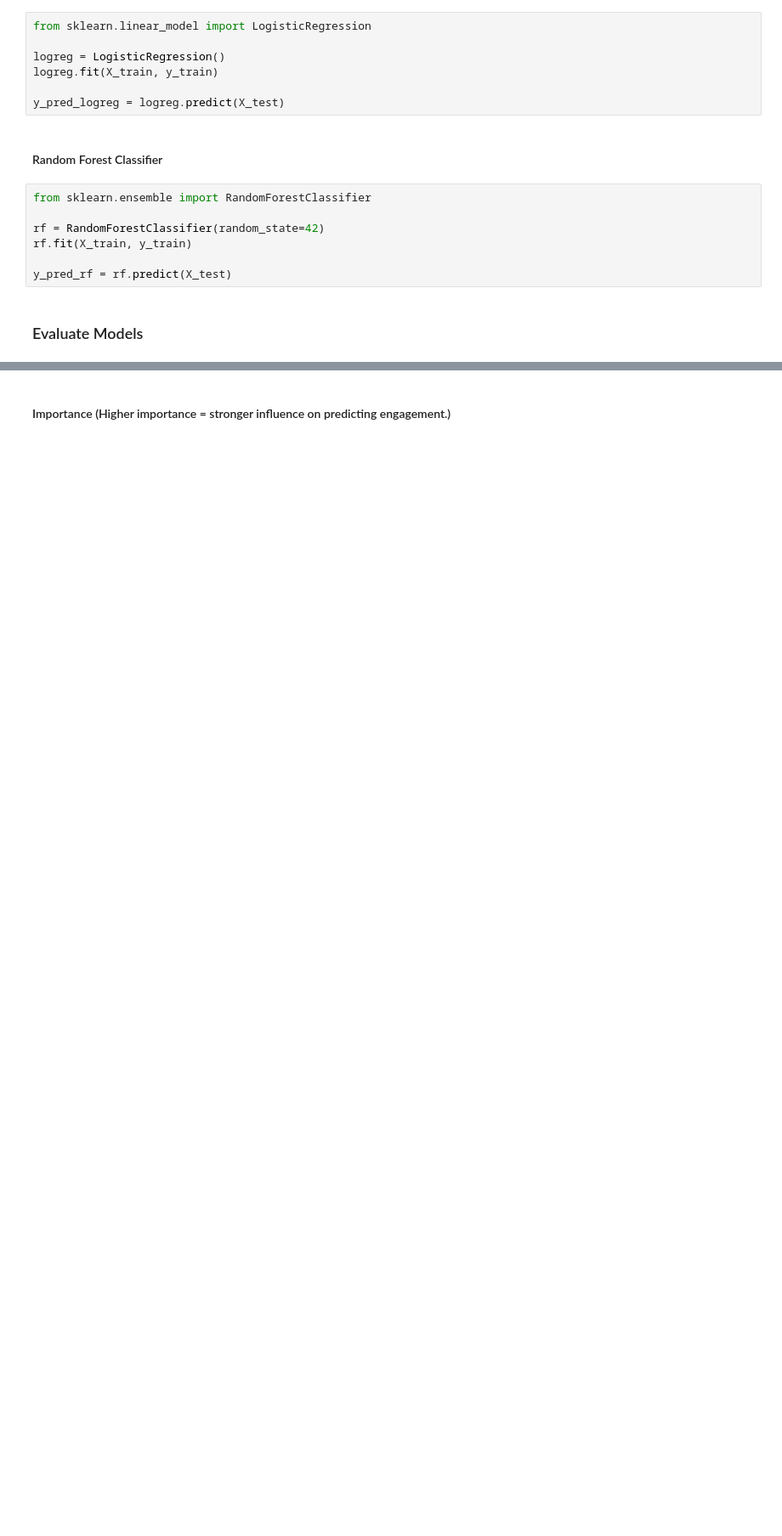
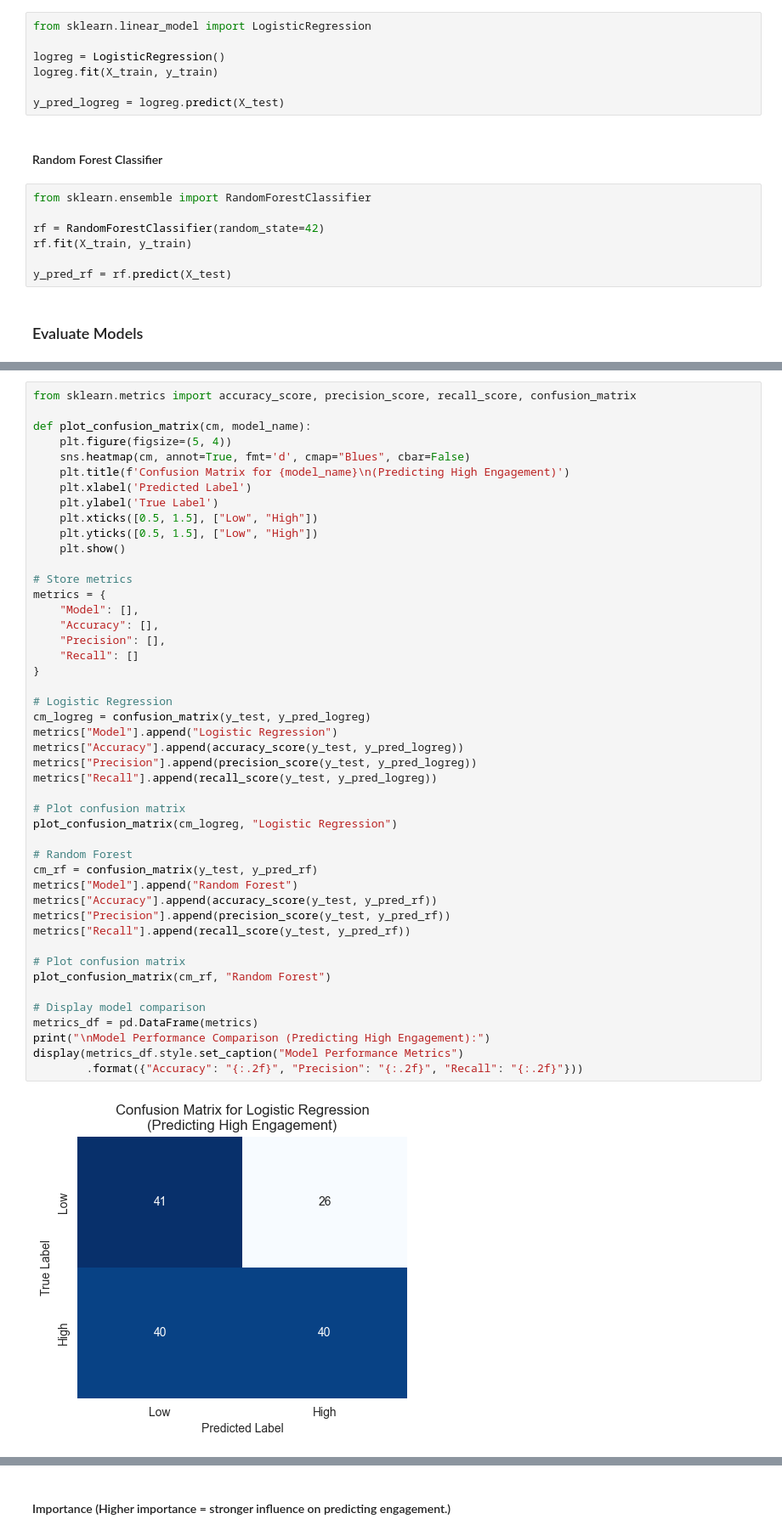
Before and after one commit to samridhsri/social-media-sentiment-analysis, a Jupyter notebook: notebook.ipynb, the cells around one changed output, grey strips where cells are left out. Shown at 85% size. Saved outputs shown, nothing was run; the diff lists cells and outputs as text; blank space fills up the shorter version.

```diff
--- a/notebook.ipynb
+++ b/notebook.ipynb
@@ -509,0 +482,48 @@ Confusion Matrix:
+# %%
+from sklearn.metrics import accuracy_score, precision_score, recall_score, confusion_matrix
+
+def plot_confusion_matrix(cm, model_name):
+    plt.figure(figsize=(5, 4))
+    sns.heatmap(cm, annot=True, fmt='d', cmap="Blues", cbar=False)
+    plt.title(f'Confusion Matrix for {model_name}\n(Predicting High Engagement)')
+    plt.xlabel('Predicted Label')
+    plt.ylabel('True Label')
+    plt.xticks([0.5, 1.5], ["Low", "High"])
+    plt.yticks([0.5, 1.5], ["Low", "High"])
+    plt.show()
+
+# Store metrics
+metrics = {
+    "Model": [],
+    "Accuracy": [],
+    "Precision": [],
+    "Recall": []
+}
+
+# Logistic Regression
+cm_logreg = confusion_matrix(y_test, y_pred_logreg)
+metrics["Model"].append("Logistic Regression")
+metrics["Accuracy"].append(accuracy_score(y_test, y_pred_logreg))
+metrics["Precision"].append(precision_score(y_test, y_pred_logreg))
+metrics["Recall"].append(recall_score(y_test, y_pred_logreg))
+
+# Plot confusion matrix
+plot_confusion_matrix(cm_logreg, "Logistic Regression")
+
+# Random Forest
+cm_rf = confusion_matrix(y_test, y_pred_rf)
+metrics["Model"].append("Random Forest")
+metrics["Accuracy"].append(accuracy_score(y_test, y_pred_rf))
+metrics["Precision"].append(precision_score(y_test, y_pred_rf))
+metrics["Recall"].append(recall_score(y_test, y_pred_rf))
+
+# Plot confusion matrix
+plot_confusion_matrix(cm_rf, "Random Forest")
+
+# Display model comparison
+metrics_df = pd.DataFrame(metrics)
+print("\nModel Performance Comparison (Predicting High Engagement):")
+display(metrics_df.style.set_caption("Model Performance Metrics")
+        .format({"Accuracy": "{:.2f}", "Precision": "{:.2f}", "Recall": "{:.2f}"}))
+# %% [output]
+[figure, added]
```
Also changed, not shown: parts of 22 cells of this notebook.
